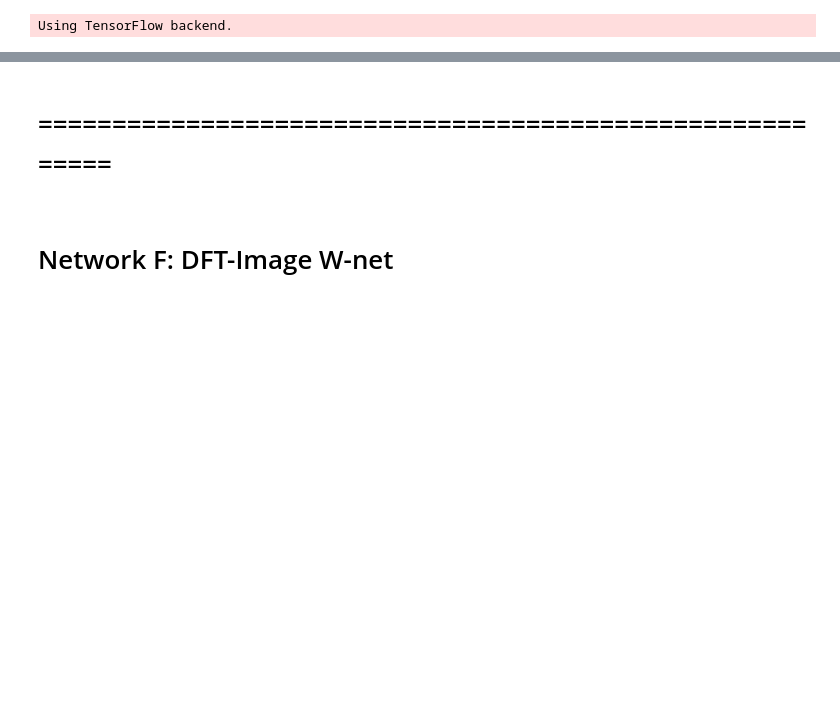
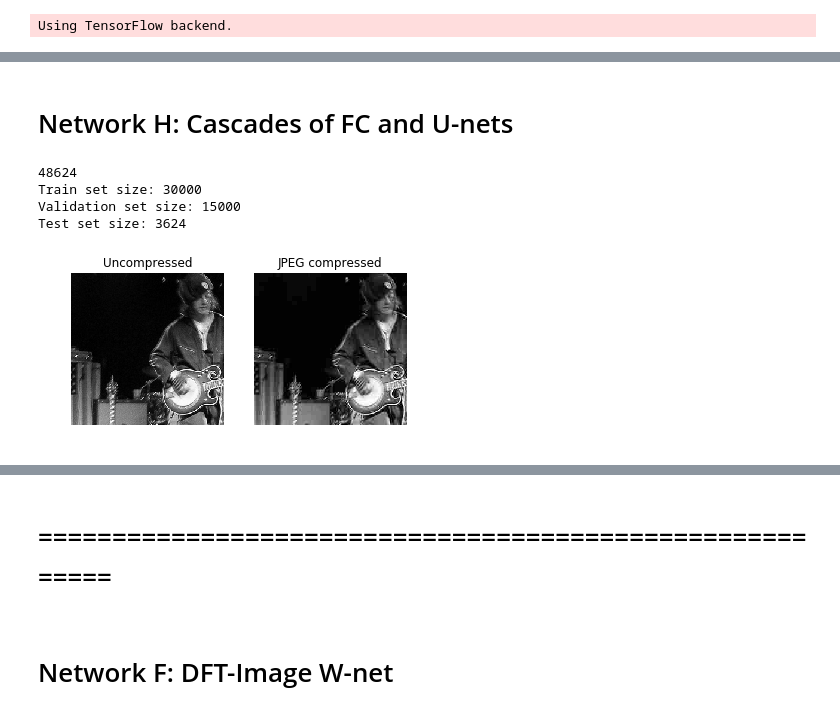
Before and after one commit to rmsouza01/JPEG-reconstruction, a Jupyter notebook: JNotebooks/wnet_trainer-imagenet.ipynb, the cells around one changed output, grey strips where cells are left out. Drawn from its saved outputs; the diff is of its cells as text; code cells hidden in the pictures; blank space fills up the shorter version.

Commit message:
Fully-connected networks updated

```diff
--- a/JNotebooks/wnet_trainer-imagenet.ipynb
+++ b/JNotebooks/wnet_trainer-imagenet.ipynb
@@ -49,0 +63,45 @@ Using TensorFlow backend.
+# %% [markdown]
+# Network H: Cascades of FC and U-nets
+# %%
+# Train and validation data paths
+images_path = "../../Gray/*.tif"
+images = glob.glob(images_path)
+print(len(images))
+# Listing train and validation images
+train_images = images[0:30000]
+val_images = images[30000:45000]
+test_images = images[45000:]
+
+# Summary of images
+print("Train set size:", len(train_images))
+print("Validation set size:",len(val_images))
+print("Test set size:",len(test_images))
+# %% [output]
+48624
+Train set size: 30000
+Validation set size: 15000
+Test set size: 3624
+# %%
+# Load uncompressed image
+im1 = Image.open(train_images[200])
+im1_array = np.array(im1)
+
+# JPEG compress the image
+buffer = io.BytesIO()
+im1.save(buffer, "JPEG", quality=15)
+im2 = Image.open(buffer)
+im2_array = np.array(im2)
+
+# Display the images
+plt.figure()
+plt.subplot(121)
+plt.imshow(im1_array,cmap = "gray")
+plt.axis("off")
+plt.title("Uncompressed")
+plt.subplot(122)
+plt.imshow(im2_array,cmap = "gray")
+plt.axis("off")
+plt.title("JPEG compressed")
+plt.show()
+# %% [output]
+[figure, added]
```
Also changed, not shown: parts of 132 cells of this notebook, 28 other files.
